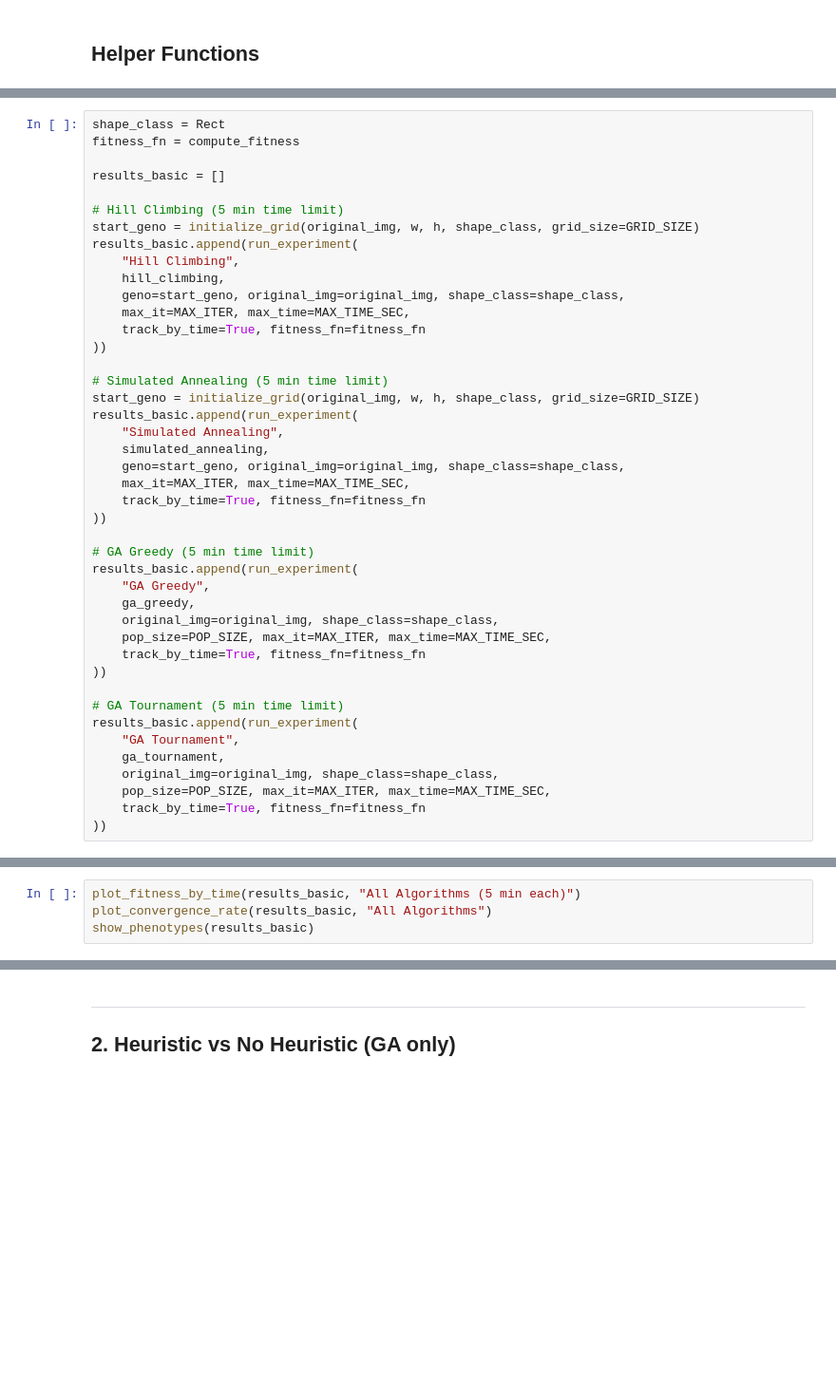
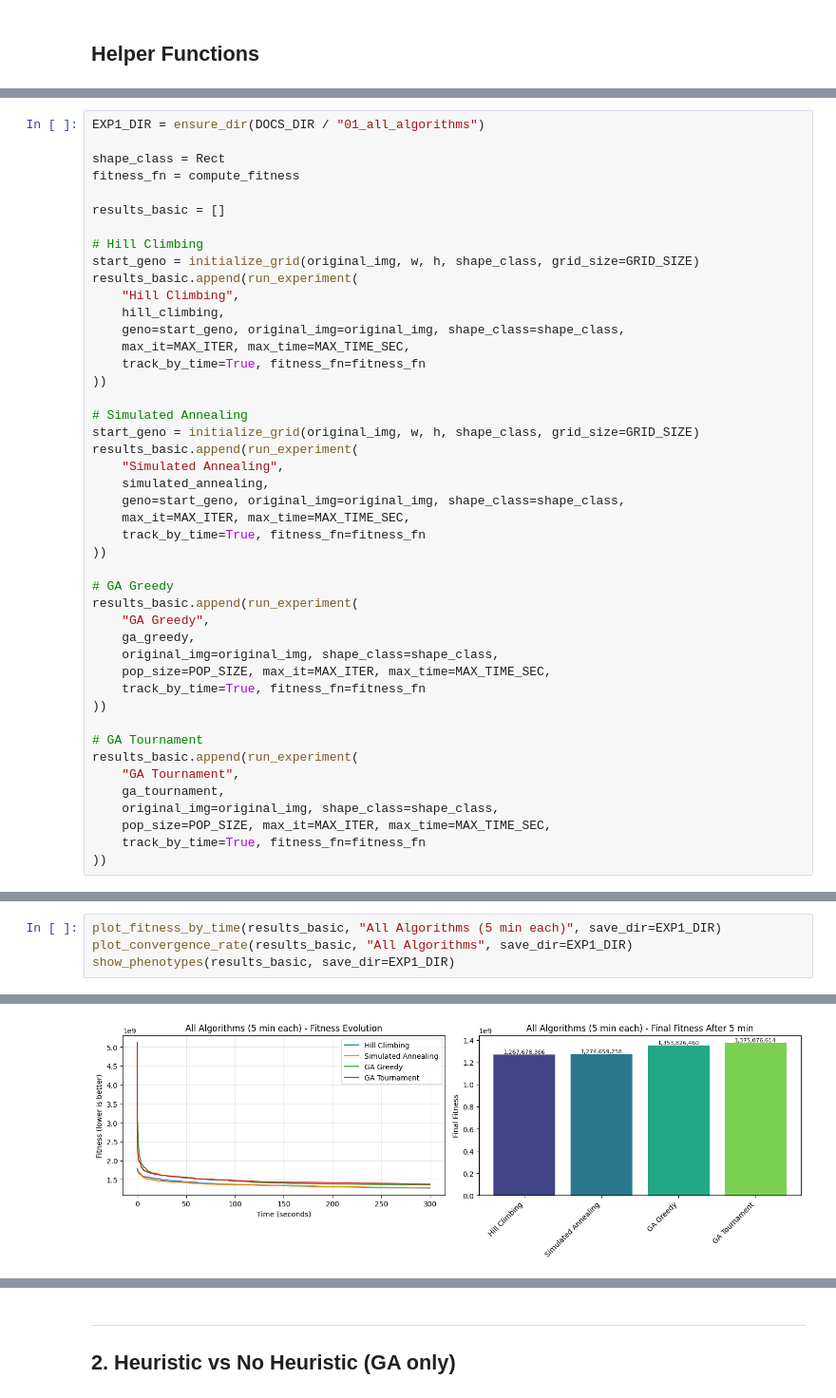
Before and after one commit to Max0uch1ta/geometrical-image-recreation, a Jupyter notebook: comparison_notebook.ipynb, the cells around one changed output, grey strips where cells are left out. Shown at 95% size. Cells and saved outputs as stored; diff of their text form; blank space fills up the shorter version.

```diff
--- a/comparison_notebook.ipynb
+++ b/comparison_notebook.ipynb
@@ -163,10 +203,12 @@ Each algorithm runs for exactly 5 minutes using the `max_time` parameter.
 # %%
+EXP1_DIR = ensure_dir(DOCS_DIR / "01_all_algorithms")
+
 shape_class = Rect
 fitness_fn = compute_fitness
 
 results_basic = []
 
-# Hill Climbing (5 min time limit)
+# Hill Climbing
 start_geno = initialize_grid(original_img, w, h, shape_class, grid_size=GRID_SIZE)
 results_basic.append(run_experiment(
     "Hill Climbing",
@@ -176,7 +218,7 @@ results_basic.append(run_experiment(
     track_by_time=True, fitness_fn=fitness_fn
 ))
 
-# Simulated Annealing (5 min time limit)
+# Simulated Annealing
 start_geno = initialize_grid(original_img, w, h, shape_class, grid_size=GRID_SIZE)
 results_basic.append(run_experiment(
     "Simulated Annealing",
@@ -186,7 +228,7 @@ results_basic.append(run_experiment(
     track_by_time=True, fitness_fn=fitness_fn
 ))
 
-# GA Greedy (5 min time limit)
+# GA Greedy
 results_basic.append(run_experiment(
     "GA Greedy",
     ga_greedy,
@@ -195,7 +237,7 @@ results_basic.append(run_experiment(
     track_by_time=True, fitness_fn=fitness_fn
 ))
 
-# GA Tournament (5 min time limit)
+# GA Tournament
 results_basic.append(run_experiment(
     "GA Tournament",
     ga_tournament,
@@ -206,4 +286,5 @@ results_basic.append(run_experiment(
 # %%
-plot_fitness_by_time(results_basic, "All Algorithms (5 min each)")
-plot_convergence_rate(results_basic, "All Algorithms")
-show_phenotypes(results_basic)
+plot_fitness_by_time(results_basic, "All Algorithms (5 min each)", save_dir=EXP1_DIR)
+plot_convergence_rate(results_basic, "All Algorithms", save_dir=EXP1_DIR)
+show_phenotypes(results_basic, save_dir=EXP1_DIR)
+# %% [output]
@@ -209,0 +292 @@ show_phenotypes(results_basic)
+[figure, added]
```
Also changed, not shown: parts of 18 cells of this notebook, 56 other files.
